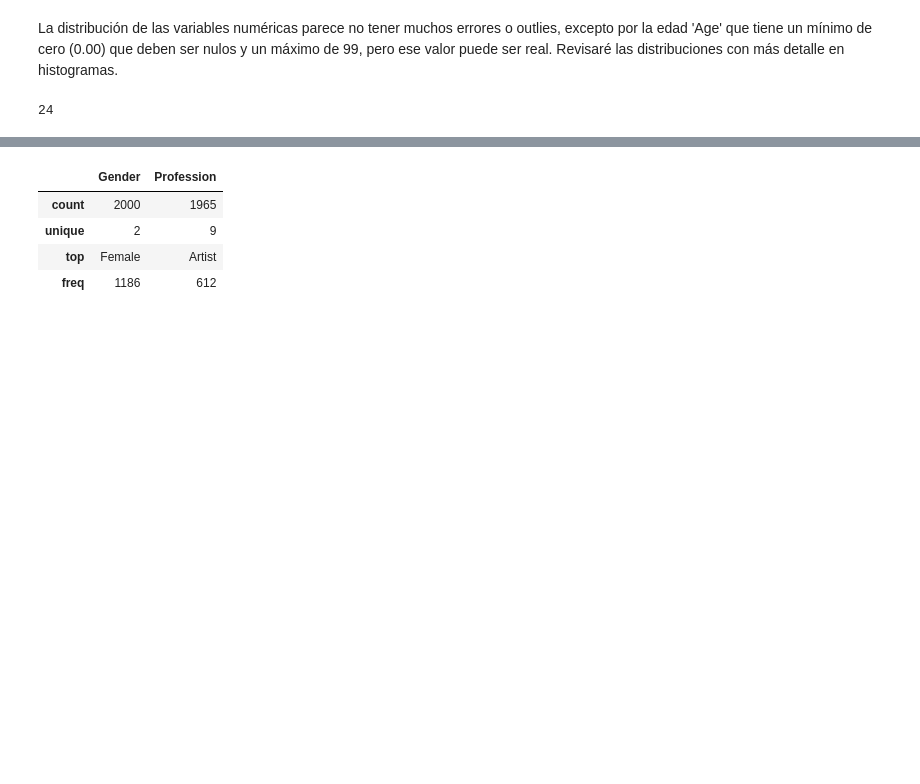
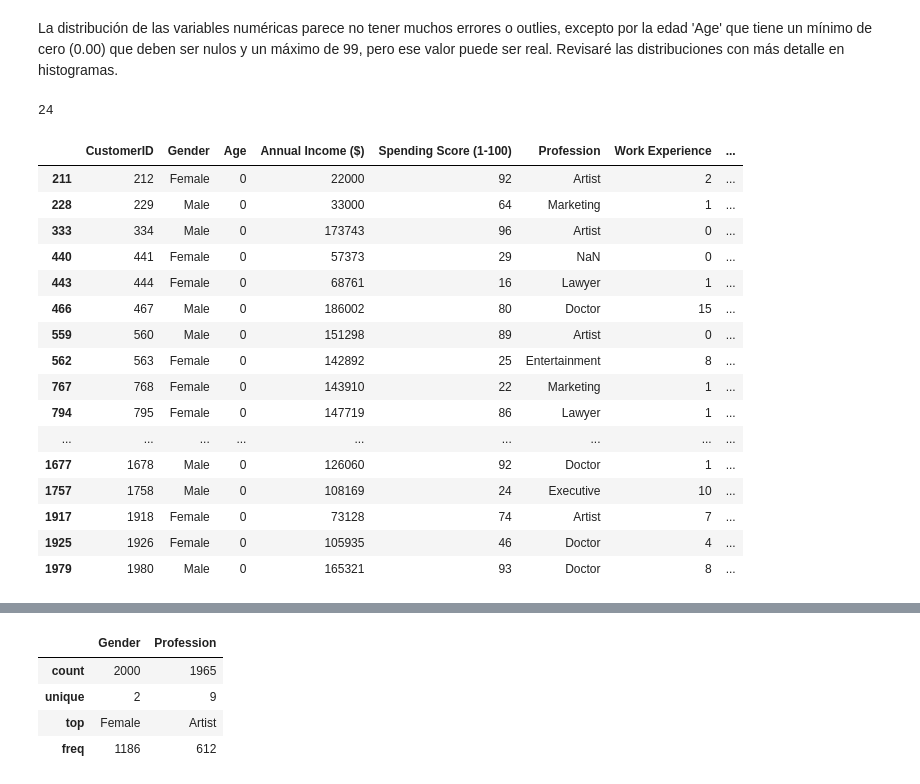
Before and after one commit to kimnegrette3/Python-SQL-Customer-Analysis, a Jupyter notebook: Customer_analysis_nb.ipynb, the cells around one changed output, grey strips where cells are left out. Drawn from its saved outputs; the diff is of its cells as text; code cells hidden in the pictures; blank space fills up the shorter version.

```diff
--- a/Customer_analysis_nb.ipynb
+++ b/Customer_analysis_nb.ipynb
@@ -104,3 +106,23 @@ La distribución de las variables numéricas parece no tener muchos errores o ou
 len(customers[customers['Age'] == 0])
 # %% [output]
 24
+# %%
+customers[customers['Age'] == 0]
+# %% [output]
+|  | CustomerID | Gender | Age | Annual Income ($) | Spending Score (1-100) | Profession | Work Experience | ... |
+| 211 | 212 | Female | 0 | 22000 | 92 | Artist | 2 | ... |
+| 228 | 229 | Male | 0 | 33000 | 64 | Marketing | 1 | ... |
+| 333 | 334 | Male | 0 | 173743 | 96 | Artist | 0 | ... |
+| 440 | 441 | Female | 0 | 57373 | 29 | NaN | 0 | ... |
+| 443 | 444 | Female | 0 | 68761 | 16 | Lawyer | 1 | ... |
+| 466 | 467 | Male | 0 | 186002 | 80 | Doctor | 15 | ... |
+| 559 | 560 | Male | 0 | 151298 | 89 | Artist | 0 | ... |
+| 562 | 563 | Female | 0 | 142892 | 25 | Entertainment | 8 | ... |
+| 767 | 768 | Female | 0 | 143910 | 22 | Marketing | 1 | ... |
+| 794 | 795 | Female | 0 | 147719 | 86 | Lawyer | 1 | ... |
+| ... | ... | ... | ... | ... | ... | ... | ... | ... |
+| 1677 | 1678 | Male | 0 | 126060 | 92 | Doctor | 1 | ... |
+| 1757 | 1758 | Male | 0 | 108169 | 24 | Executive | 10 | ... |
+| 1917 | 1918 | Female | 0 | 73128 | 74 | Artist | 7 | ... |
+| 1925 | 1926 | Female | 0 | 105935 | 46 | Doctor | 4 | ... |
+| 1979 | 1980 | Male | 0 | 165321 | 93 | Doctor | 8 | ... |
```
Also changed, not shown: parts of 4 cells of this notebook, 1 other file.
